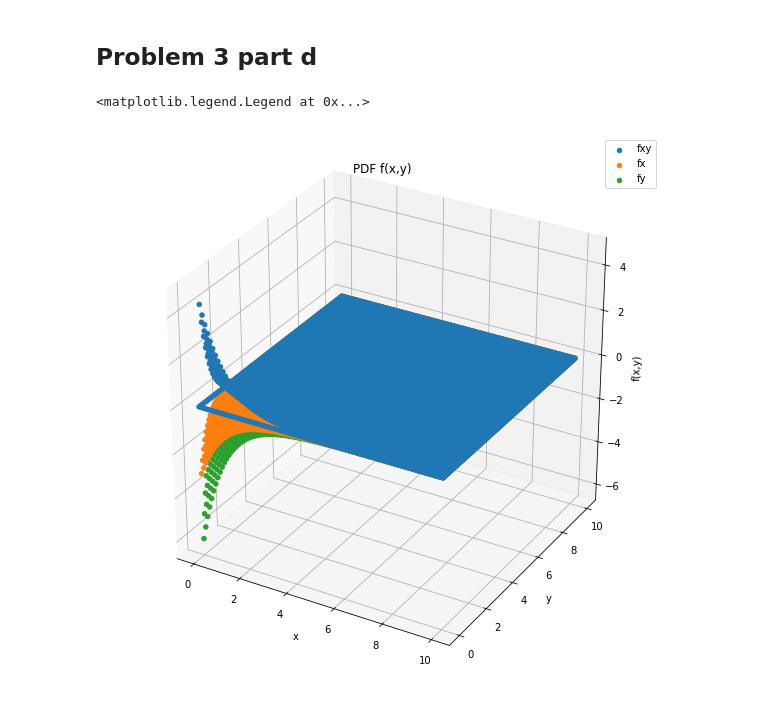
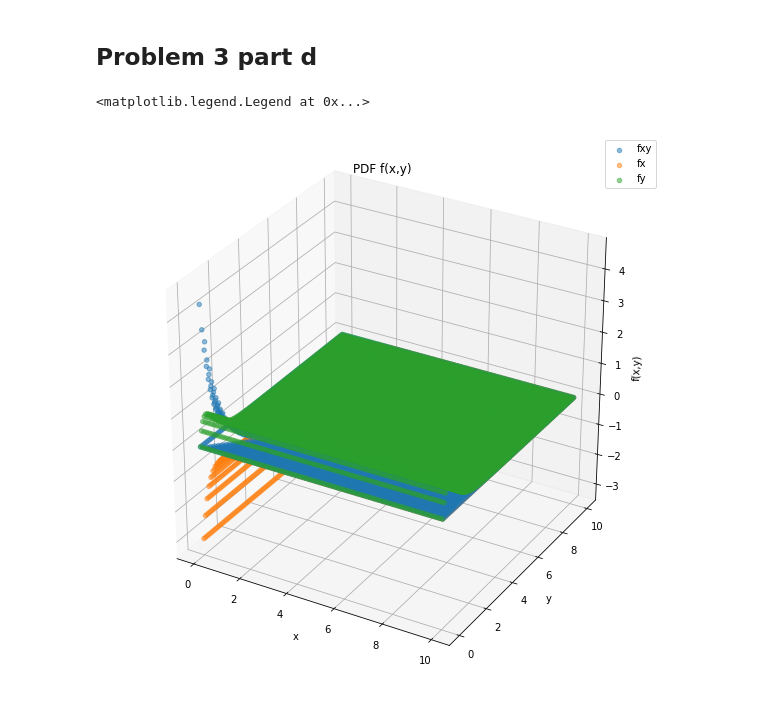
Before and after one commit to noahgarfinkle/Spring2020, a Jupyter notebook: CEE 598 Uncertainty Quantification/Assignments/Assignment 1.ipynb, the cells around one changed output. Drawn from its saved outputs; the diff is of its cells as text; code cells hidden in the pictures.

```diff
--- a/CEE 598 Uncertainty Quantification/Assignments/Assignment 1.ipynb
+++ b/CEE 598 Uncertainty Quantification/Assignments/Assignment 1.ipynb
@@ -124,18 +124,18 @@ Text(0.5, 0, 'x')
 ## Problem 3 part d
 # %%
 def fxy(x,y):
-    if x <= 0 or y <= 0:
+    if x <= 0 or y <= 0 or x>y:
         return 0
     else:
         toReturn = 6 * np.power(np.math.e,-x)*np.power(np.math.e,-2*y)
         return toReturn
 # %%
 def fx(x,y):
-    toReturn = -3 * np.power(np.math.e,-x-2*y)
+    toReturn = -3 * np.power(np.math.e,-3*x)
     return toReturn
 # %%
 def fy(x,y):
-    toReturn = -6 * np.power(np.math.e,-x-2*y)
+    toReturn = 6 * np.power(np.math.e,-3*y)*(np.power(np.math.e,y)-1)
     return toReturn
 # %%
 xs = ys = np.linspace(0,10,100)
@@ -157,14 +157,14 @@ df = pd.DataFrame({"x":xarr,"y":yarr,"p":pdfarr,"fx":fxarr,"fy":fyarr})
 # %%
 fig = plt.figure(figsize=(10,10))
 ax = fig.add_subplot(projection='3d')
 ax.set_xlabel("x")
 ax.set_ylabel("y")
 ax.set_zlabel("f(x,y)")
 ax.set_title("PDF f(x,y)")
-ax.scatter(df["x"],df["y"],df["p"],alpha=1,label="fxy")
-ax.scatter(df["x"],df["y"],df["fx"],alpha=1,label="fx")
-ax.scatter(df["x"],df["y"],df["fy"],alpha=1,label="fy")
+ax.scatter(df["x"],df["y"],df["p"],alpha=0.5,label="fxy")
+ax.scatter(df["x"],df["y"],df["fx"],alpha=0.5,label="fx")
+ax.scatter(df["x"],df["y"],df["fy"],alpha=0.5,label="fy")
 ax.legend()
 # %% [output]
 <matplotlib.legend.Legend at 0x...>
-[figure, old version]
+[figure, new version]
```
Also changed, not shown: parts of 3 cells of this notebook.
